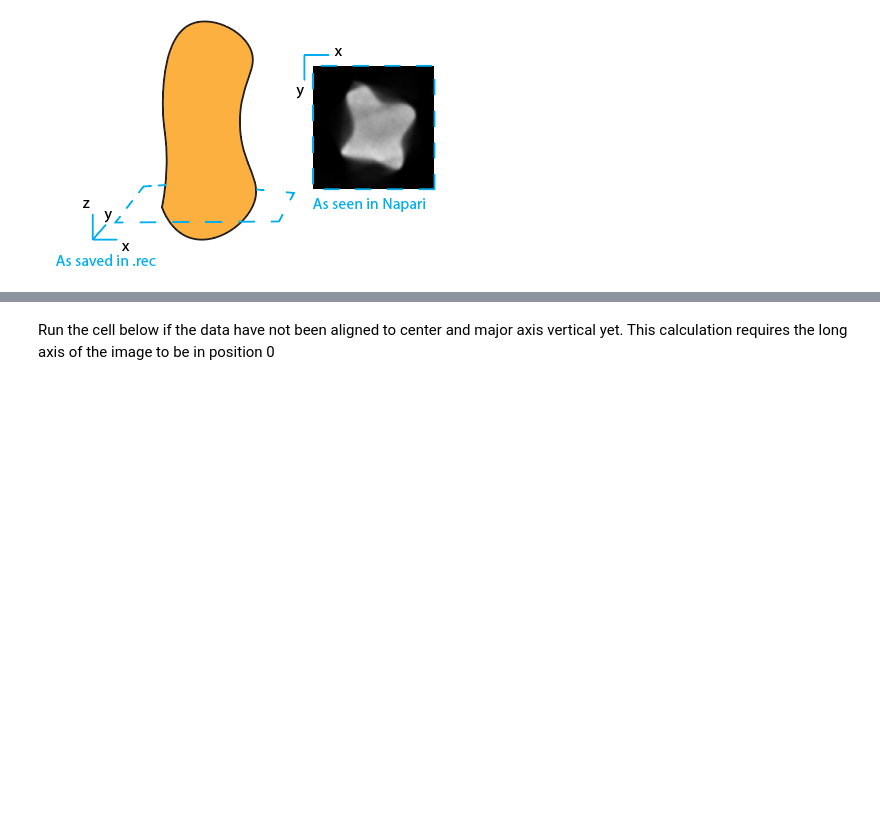
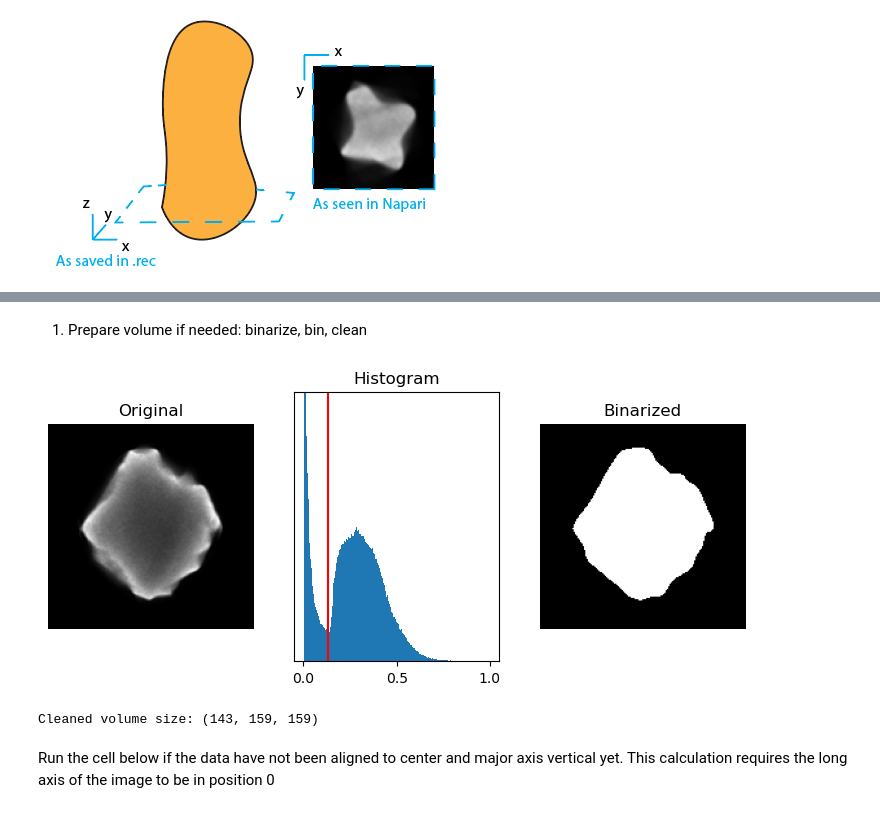
Before and after one commit to robgirod/asymmetry-measure, a Jupyter notebook: asymmetry_3D.ipynb, the cells around one changed output, grey strips where cells are left out. Drawn from its saved outputs; the diff is of its cells as text; code cells hidden in the pictures; blank space fills up the shorter version.

```diff
--- a/asymmetry_3D.ipynb
+++ b/asymmetry_3D.ipynb
@@ -40,2 +45,14 @@ number of surface voxels: 21184
+# %% [markdown]
+1. Prepare volume if needed: binarize, bin, clean
+# %%
+threshold = 0.13 # 'otsu' or float
+cleaning = 2 # median filter footprint (int)
+binning = 3 # binning factor (int)
+
+Q1 = prepare_volume(Q, threshold, cleaning, binning, V)
+print(f'Cleaned volume size: {Q1.shape}')
+# %% [output]
+[figure, added]
+Cleaned volume size: (143, 159, 159)
 # %% [markdown]
 Run the cell below if the data have not been aligned to center and major axis vertical yet. This calculation requires the long axis of the image to be in position 0
```
Also changed, not shown: parts of 9 cells of this notebook, 3 other files.
